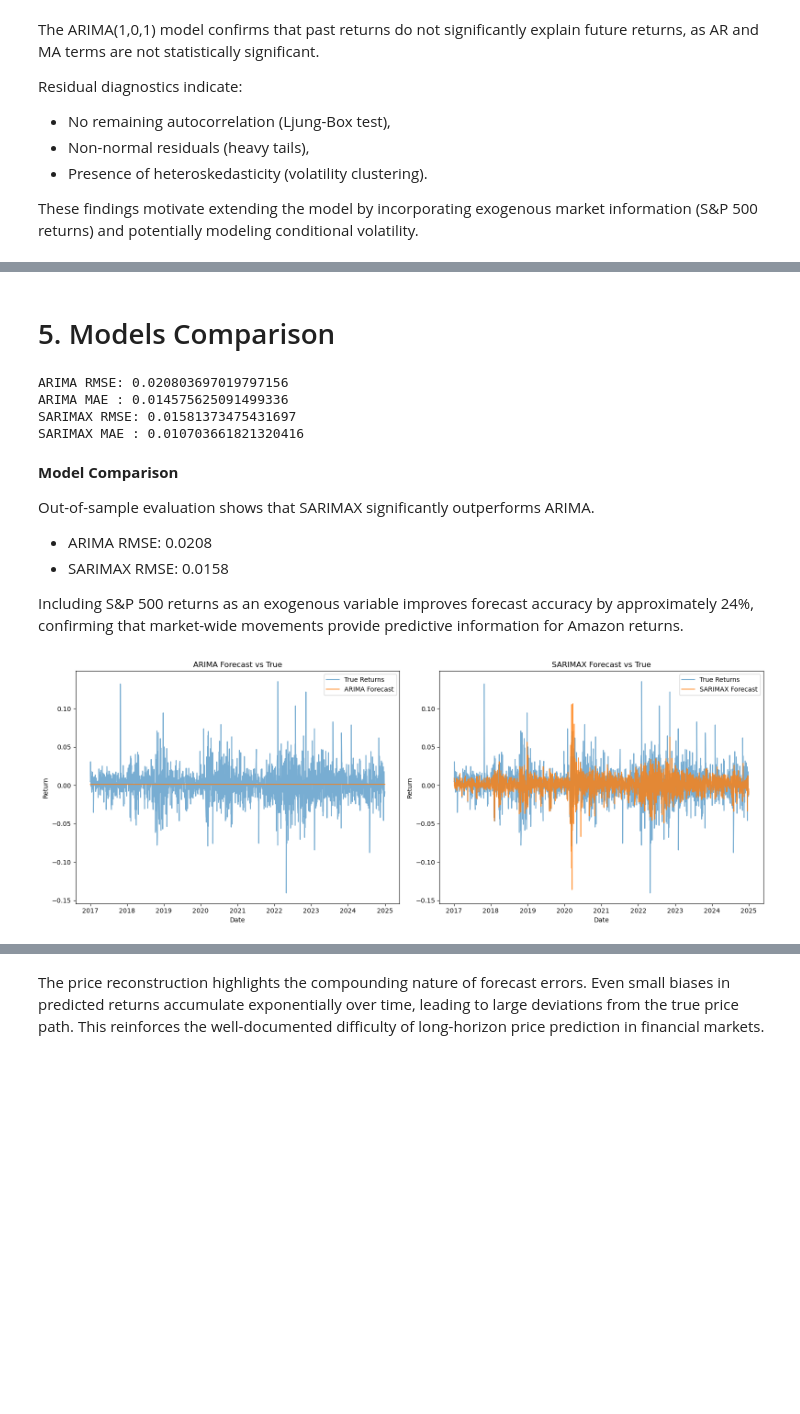
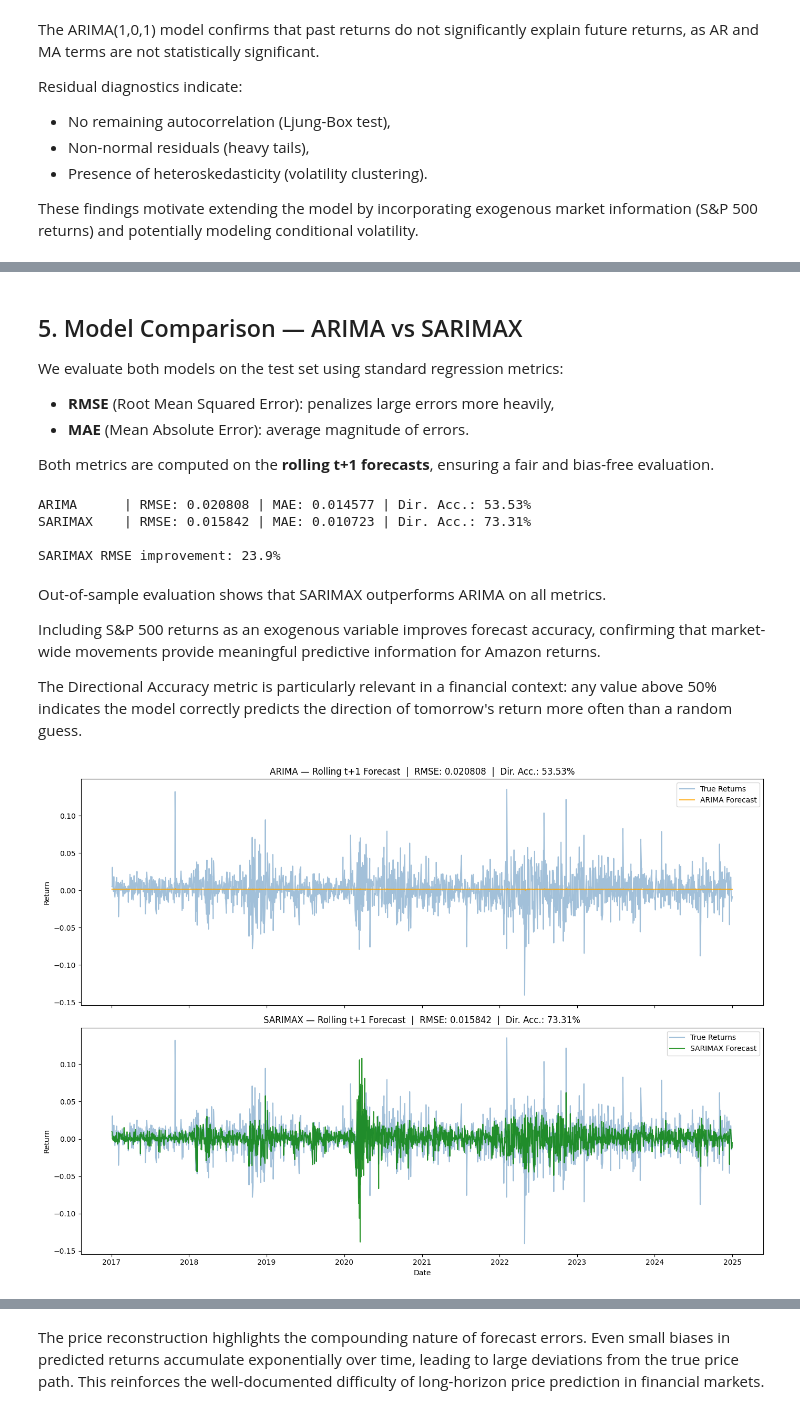
Before and after one commit to EdLac/stock-price-prediction-amazon, a Jupyter notebook: notebooks/03_model_training.ipynb, the cells around one changed output, grey strips where cells are left out. Drawn from its saved outputs; the diff is of its cells as text; code cells hidden in the pictures; blank space fills up the shorter version.

```diff
--- a/notebooks/03_model_training.ipynb
+++ b/notebooks/03_model_training.ipynb
@@ -274,55 +343,52 @@ However, heteroskedasticity remains present, indicating volatility clustering th
 # %% [markdown]
-# 5. Models Comparison
+## 5. Model Comparison — ARIMA vs SARIMAX
+
+We evaluate both models on the test set using standard regression metrics:
+- **RMSE** (Root Mean Squared Error): penalizes large errors more heavily,
+- **MAE** (Mean Absolute Error): average magnitude of errors.
+
+Both metrics are computed on the **rolling t+1 forecasts**, ensuring a fair and bias-free evaluation.
 # %%
-from sklearn.metrics import mean_squared_error, mean_absolute_error
-import numpy as np
+def evaluate(y_true, y_pred, name):
+    rmse = np.sqrt(mean_squared_error(y_true, y_pred))
+    mae  = mean_absolute_error(y_true, y_pred)
+    da   = np.mean(np.sign(y_true) == np.sign(y_pred)) * 100
+    print(f"{name:10s} | RMSE: {rmse:.6f} | MAE: {mae:.6f} | Dir. Acc.: {da:.2f}%")
+    return {"Model": name, "RMSE": round(rmse, 6), "MAE": round(mae, 6), "Directional Acc. (%)": round(da, 2)}
 
-rmse_arima = np.sqrt(mean_squared_error(y_test, arima_forecast))
-mae_arima = mean_absolute_error(y_test, arima_forecast)
+r1 = evaluate(y_test, arima_forecast,   "ARIMA")
+r2 = evaluate(y_test, sarimax_forecast, "SARIMAX")
 
-sarimax_forecast = sarimax_result.get_forecast(steps=len(y_test), exog=X_test).predicted_mean
-sarimax_forecast.index = y_test.index
-
-rmse_sarimax = np.sqrt(mean_squared_error(y_test, sarimax_forecast))
-mae_sarimax = mean_absolute_error(y_test, sarimax_forecast)
-
-print("ARIMA RMSE:", rmse_arima)
-print("ARIMA MAE :", mae_arima)
-print("SARIMAX RMSE:", rmse_sarimax)
-print("SARIMAX MAE :", mae_sarimax)
+metrics_df = pd.DataFrame([r1, r2]).set_index("Model")
+print(f"\nSARIMAX RMSE improvement: {(1 - r2['RMSE']/r1['RMSE'])*100:.1f}%")
 # %% [output]
-ARIMA RMSE: 0.020803697019797156
-ARIMA MAE : 0.014575625091499336
-SARIMAX RMSE: 0.01581373475431697
-SARIMAX MAE : 0.010703661821320416
+ARIMA      | RMSE: 0.020808 | MAE: 0.014577 | Dir. Acc.: 53.53%
+SARIMAX    | RMSE: 0.015842 | MAE: 0.010723 | Dir. Acc.: 73.31%
+
+SARIMAX RMSE improvement: 23.9%
 # %% [markdown]
-**Model Comparison**
+Out-of-sample evaluation shows that SARIMAX outperforms ARIMA on all metrics.
 
-Out-of-sample evaluation shows that SARIMAX significantly outperforms ARIMA.
-- ARIMA RMSE: 0.0208
-- SARIMAX RMSE: 0.0158
+Including S&P 500 returns as an exogenous variable improves forecast accuracy, confirming that market-wide movements provide meaningful predictive information for Amazon returns.
 
-Including S&P 500 returns as an exogenous variable improves forecast accuracy by approximately 24%, confirming that market-wide movements provide predictive information for Amazon returns.
+The Directional Accuracy metric is particularly relevant in a financial context: any value above 50% indicates the model correctly predicts the direction of tomorrow's return more often than a random guess.
 # %%
-import matplotlib.pyplot as plt
+fig, axes = plt.subplots(2, 1, figsize=(14, 10), sharex=True)
 
-fig, axes = plt.subplots(1, 2, figsize=(16,6))
-
-axes[0].plot(y_test.index, y_test, label="True Returns", alpha=0.6)
-axes[0].plot(arima_forecast.index, arima_forecast, label="ARIMA Forecast", alpha=0.8)
-axes[0].set_title("ARIMA Forecast vs True")
-axes[0].set_xlabel("Date")
+axes[0].plot(y_test.index, y_test,               label="True Returns",    alpha=0.5, color="steelblue")
+axes[0].plot(arima_forecast.index, arima_forecast, label="ARIMA Forecast", alpha=0.8, color="orange")
+axes[0].set_title(f"ARIMA — Rolling t+1 Forecast  |  RMSE: {r1['RMSE']}  |  Dir. Acc.: {r1['Directional Acc. (%)']}%")
 axes[0].set_ylabel("Return")
 axes[0].legend()
 
-axes[1].plot(y_test.index, y_test, label="True Returns", alpha=0.6)
-axes[1].plot(sarimax_forecast.index, sarimax_forecast, label="SARIMAX Forecast", alpha=0.8)
-axes[1].set_title("SARIMAX Forecast vs True")
+axes[1].plot(y_test.index, y_test,                     label="True Returns",      alpha=0.5, color="steelblue")
+axes[1].plot(sarimax_forecast.index, sarimax_forecast, label="SARIMAX Forecast",  alpha=0.8, color="green")
+axes[1].set_title(f"SARIMAX — Rolling t+1 Forecast  |  RMSE: {r2['RMSE']}  |  Dir. Acc.: {r2['Directional Acc. (%)']}%")
+axes[1].set_ylabel("Return")
 axes[1].set_xlabel("Date")
-axes[1].set_ylabel("Return")
 axes[1].legend()
 
 plt.tight_layout()
 plt.show()
 # %% [output]
-[figure, old version]
+[figure, new version]
```
Also changed, not shown: parts of 35 cells of this notebook, 2 other files.
